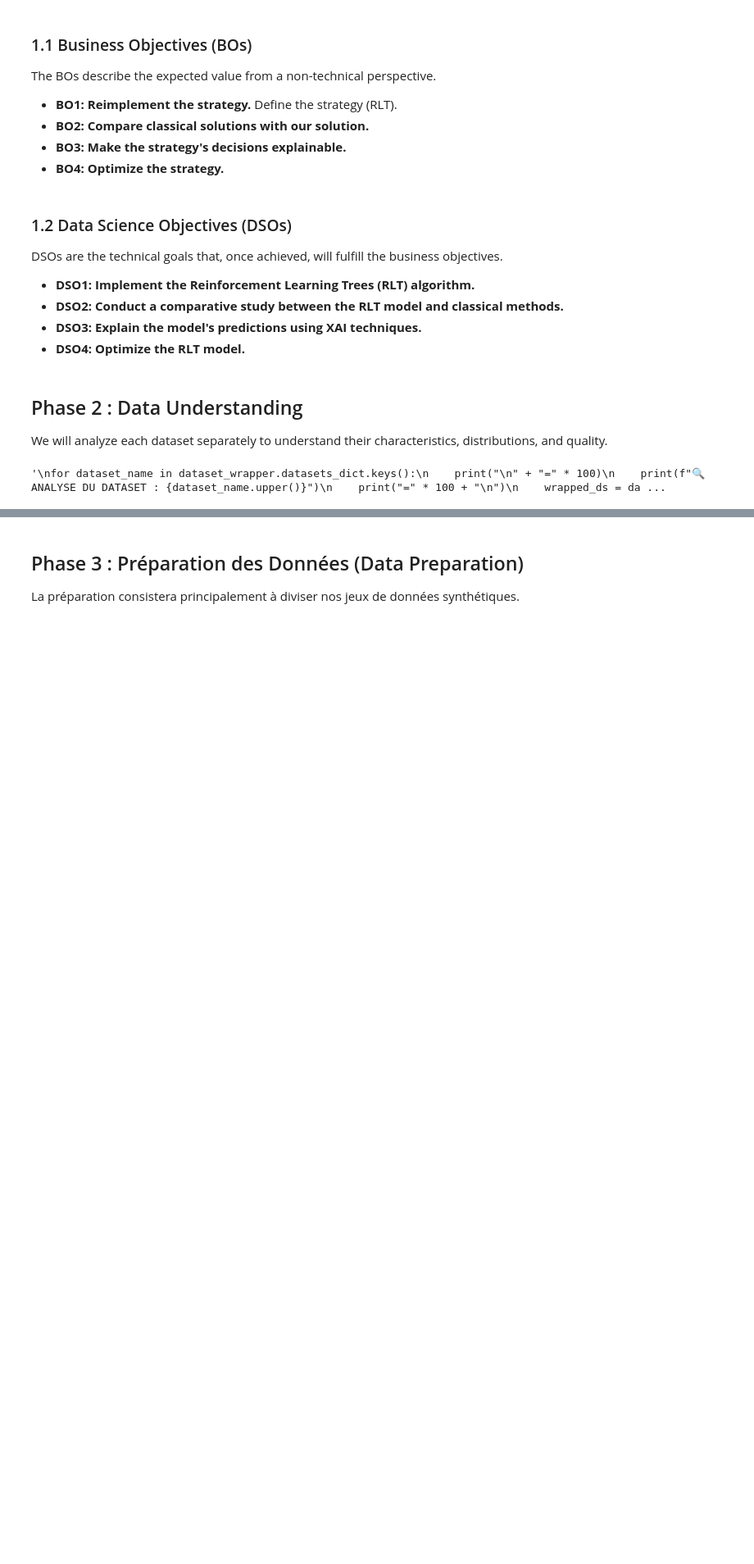
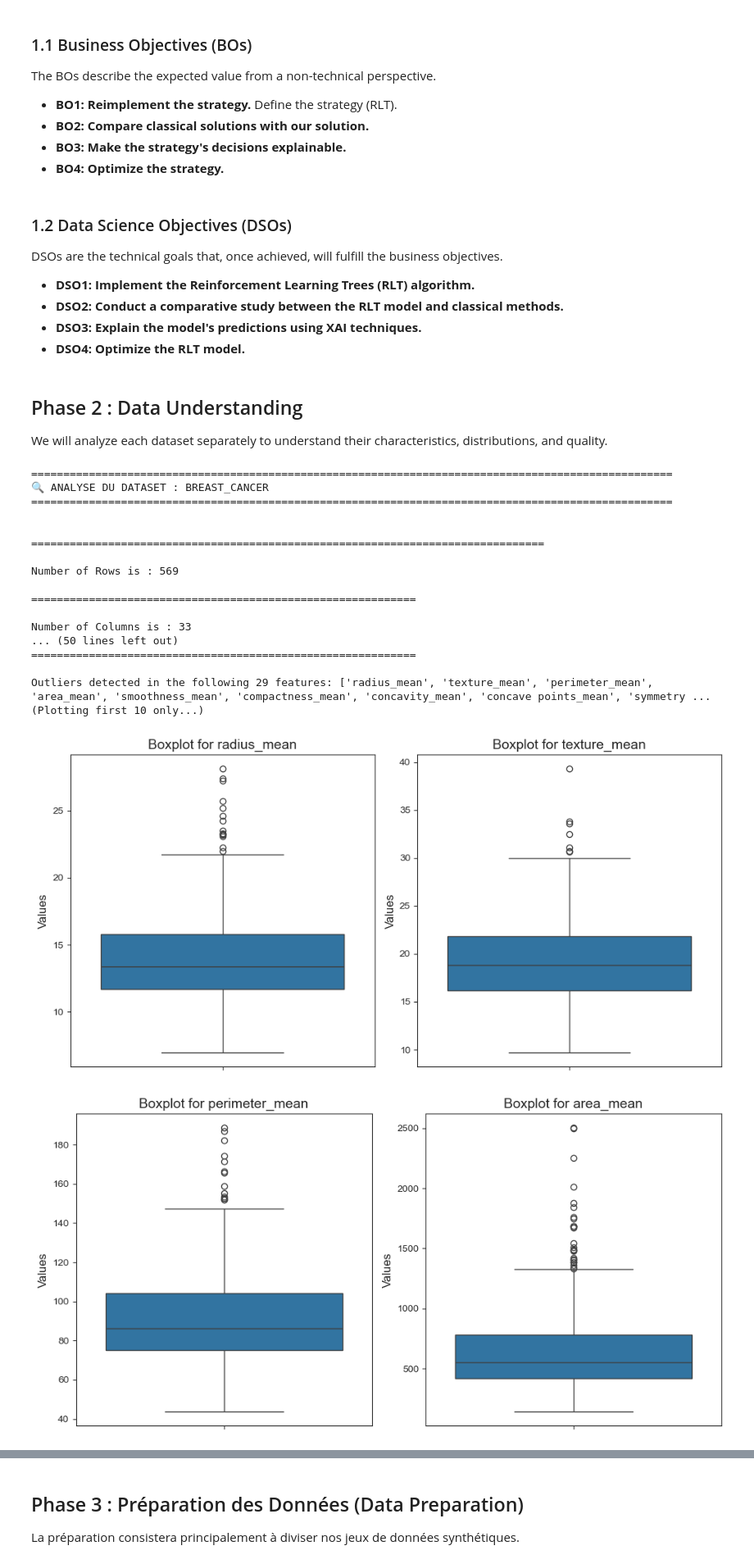
Before and after one commit to mohamedkhayat/Reinforcement-Learning-Trees, a Jupyter notebook: notebooks/notebook.ipynb, the cells around one changed output, grey strips where cells are left out. Shown at 82% size. Cells and saved outputs as stored; diff of their text form; code cells hidden in the pictures; blank space fills up the shorter version.

```diff
--- a/notebooks/notebook.ipynb
+++ b/notebooks/notebook.ipynb
@@ -103,16 +95,34 @@ if project_root not in sys.path:
 # %%
-from scripts import data_understanding as data_understanding
+from src.scripts import data_understanding as data_understanding
 import importlib
-from utils import dataset_wrapper
+from src.utils import dataset_wrapper
 
 importlib.reload(data_understanding)
 importlib.reload(dataset_wrapper)
-"""
+
 for dataset_name in dataset_wrapper.datasets_dict.keys():
     print("\n" + "=" * 100)
     print(f"🔍 ANALYSE DU DATASET : {dataset_name.upper()}")
     print("=" * 100 + "\n")
     wrapped_ds = dataset_wrapper.DatasetWrapper(dataset_name)
-    data_understanding.understand_data(wrapped_ds)"""
+    data_understanding.understand_data(wrapped_ds)
 # %% [output]
-'\nfor dataset_name in dataset_wrapper.datasets_dict.keys():\n    print("\n" + "=" * 100)\n    print(f"🔍 ANALYSE DU DATASET : {dataset_name.upper()}")\n    print("=" * 100 + "\n")\n    wrapped_ds = da ...
+====================================================================================================
+🔍 ANALYSE DU DATASET : BREAST_CANCER
+====================================================================================================
+
+
+================================================================================
+
+Number of Rows is : 569
+
+============================================================
+
+Number of Columns is : 33
+... (50 lines left out)
+============================================================
+
+Outliers detected in the following 29 features: ['radius_mean', 'texture_mean', 'perimeter_mean', 'area_mean', 'smoothness_mean', 'compactness_mean', 'concavity_mean', 'concave points_mean', 'symmetry ...
+(Plotting first 10 only...)
+[figure, added]
+[figure, added]
```
Also changed, not shown: parts of 10 cells of this notebook, 1 other file.
